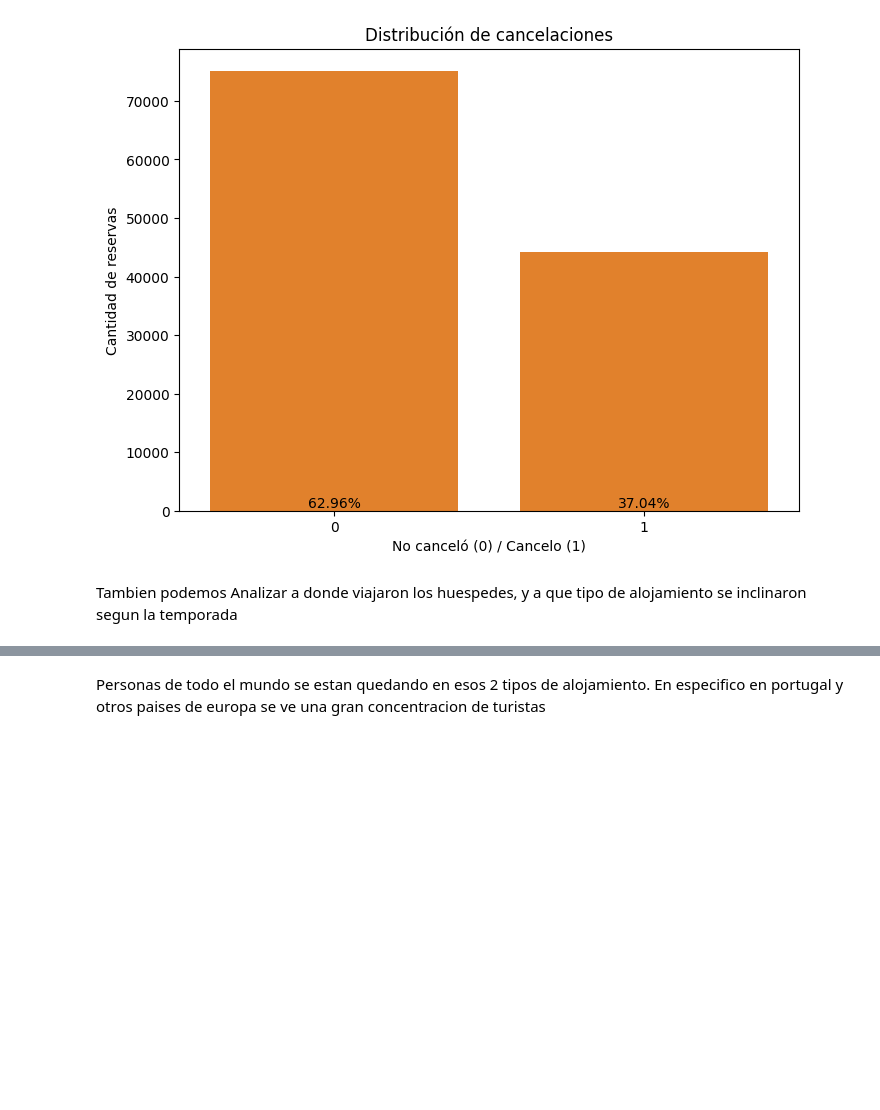
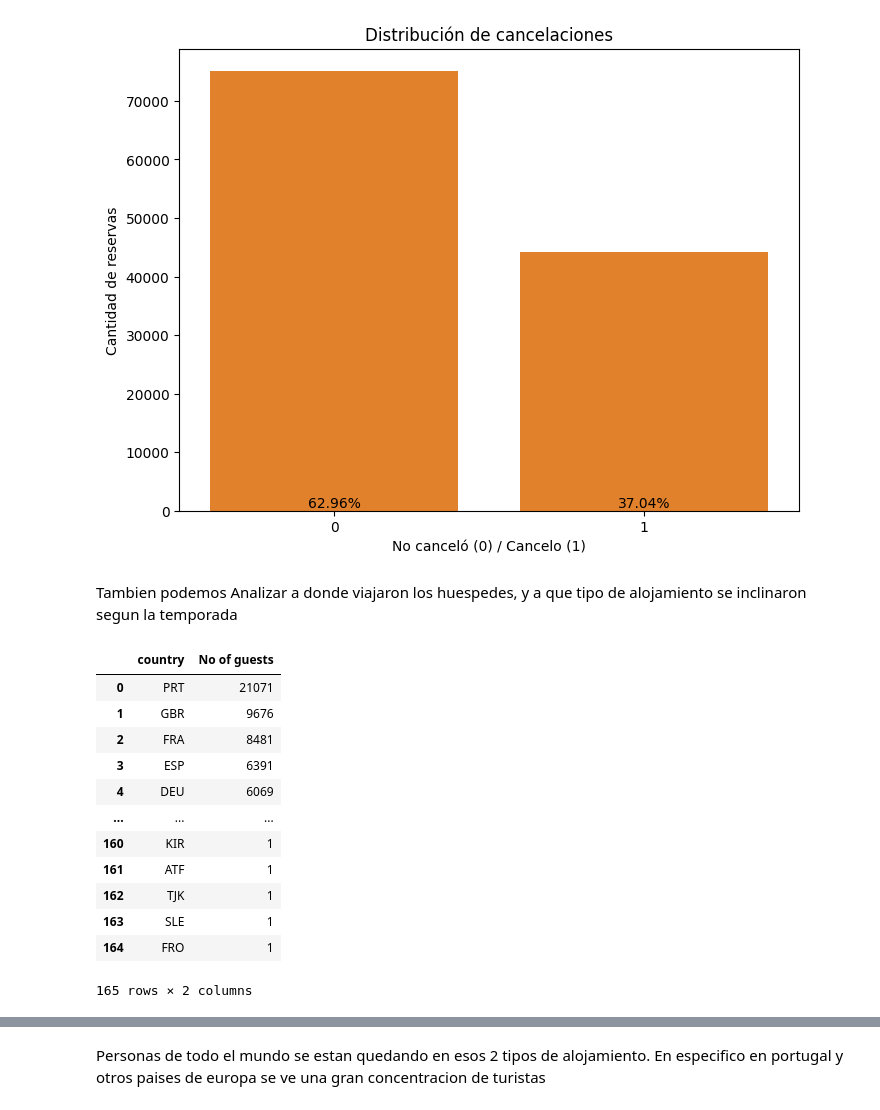
Before and after one commit to number1angel/tphotel, a Jupyter notebook: Final_Pavón.ipynb, the cells around one changed output, grey strips where cells are left out. Drawn from its saved outputs; the diff is of its cells as text; code cells hidden in the pictures; blank space fills up the shorter version.

```diff
--- a/Final_Pavón.ipynb
+++ b/Final_Pavón.ipynb
@@ -138,9 +140,23 @@ Passing `palette` without assigning `hue` is deprecated and will be removed in v
 # %% [markdown]
 Tambien podemos Analizar a donde viajaron los huespedes, y a que tipo de alojamiento se inclinaron segun la temporada
 # %%
-country_wise_guests = df[df['is_canceled'] == 0]['country'].value_counts().reset_index()
+country_wise_guests = hotel_data[hotel_data['is_canceled'] == 0]['country'].value_counts().reset_index()
 country_wise_guests.columns = ['country', 'No of guests']
 country_wise_guests
+# %% [output]
+|  | country | No of guests |
+| 0 | PRT | 21071 |
+| 1 | GBR | 9676 |
+| 2 | FRA | 8481 |
+| 3 | ESP | 6391 |
+| 4 | DEU | 6069 |
+| ... | ... | ... |
+| 160 | KIR | 1 |
+| 161 | ATF | 1 |
+| 162 | TJK | 1 |
+| 163 | SLE | 1 |
+| 164 | FRO | 1 |
+165 rows × 2 columns
 # %%
 basemap = folium.Map()
 guests_map = px.choropleth(country_wise_guests, locations = country_wise_guests['country'],
```
Also changed, not shown: parts of 17 cells of this notebook.
